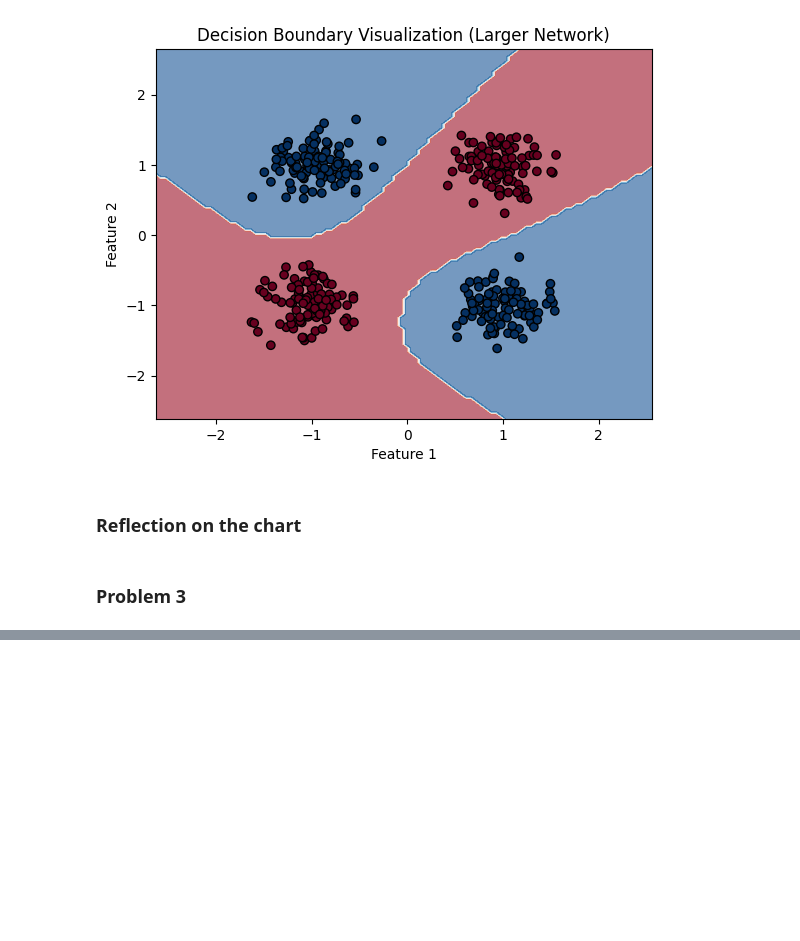
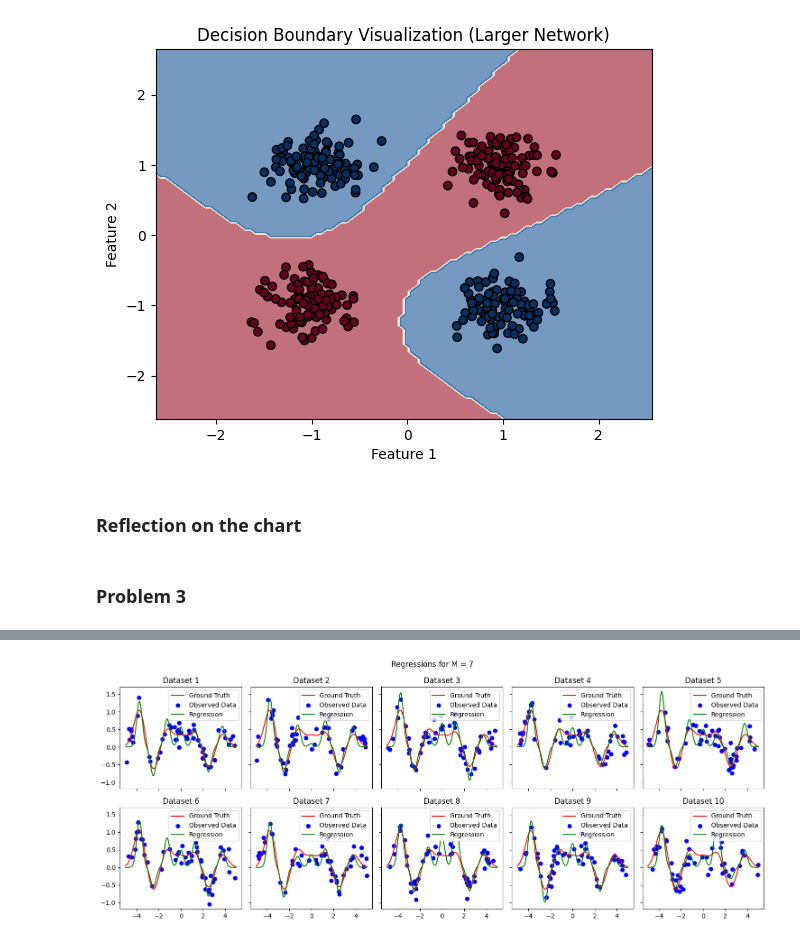
Before and after one commit to mukhsadr/assignments-data, a Jupyter notebook: HWA1.ipynb, the cells around one changed output, grey strips where cells are left out. Saved outputs shown, nothing was run; the diff lists cells and outputs as text; code cells hidden in the pictures; blank space fills up the shorter version.

Commit message:
solved Problem 3

```diff
--- a/HWA1.ipynb
+++ b/HWA1.ipynb
@@ -506,0 +498,91 @@ ValueError: operands could not be broadcast together with shapes (10,50,2) (1000
+# %%
+import numpy as np
+import matplotlib.pyplot as plt
+
+# Load data and ground truth
+data_file = "hw1_p3.npy"
+ground_truth_file = "hw1_p3_gt.npy"
+
+# Load files
+data = np.load(data_file, allow_pickle=True)
+ground_truth = np.load(ground_truth_file, allow_pickle=True)
+
+# Extract x and y values from the data
+num_datasets = data.shape[0]  # Number of datasets
+x_values = [dataset[:, 0] for dataset in data]  # x-values from each dataset
+y_values = [dataset[:, 1] for dataset in data]  # y-values from each dataset
+
+# Ground truth values
+x_gt = ground_truth[0]  # x-values (ground truth)
+y_gt = ground_truth[1]  # y-values (ground truth)
+
+# Define parameters
+M = 7  # Number of basis functions
+mu = np.linspace(-5, 5, M+2)[1:-1]  # Centers for Gaussian basis functions
+s = 2 / (M + 1)  # Scaling parameter for Gaussians
+
+# Define the Gaussian basis function
+def phi(x, mu, s):
+    return np.exp(-0.5 * ((x - mu) / s) ** 2)
+
+# Build the design matrix for given x-values
+def build_design_matrix(x, mu, s):
+    return np.vstack([phi(x, m, s) for m in mu]).T
+
+# Solve regression for each dataset
+regressions = []  # Store regression outputs for all datasets
+
+for i in range(num_datasets):
+    x = x_values[i]
+    y = y_values[i]
+
+    # Build the design matrix
+    Phi = build_design_matrix(x, mu, s)
+
+    # Solve for weights using the normal equation
+    w = np.linalg.pinv(Phi) @ y
+
+    # Predict on ground truth x-values
+    Phi_gt = build_design_matrix(x_gt, mu, s)
+    y_pred = Phi_gt @ w
+    regressions.append(y_pred)
+
+# Calculate average regression f_bar
+f_bar = np.mean(regressions, axis=0)
+
+# Calculate bias, variance, and MSE
+bias_squared = np.mean((f_bar - y_gt) ** 2)
+variances = np.mean([np.mean((y_pred - f_bar) ** 2) for y_pred in regressions])
+mse = bias_squared + variances
+
+# Plot results
+fig, axes = plt.subplots(2, 5, figsize=(15, 6), sharex=True, sharey=True)
+axes = axes.ravel()
+
+for i in range(num_datasets):
+    axes[i].plot(x_gt, y_gt, label="Ground Truth", color="red")
+    axes[i].scatter(x_values[i], y_values[i], label="Observed Data", color="blue")
+    axes[i].plot(x_gt, regressions[i], label="Regression", color="green")
+    axes[i].set_title(f"Dataset {i+1}")
+    axes[i].legend()
+
+fig.suptitle("Regressions for M = 7")
+plt.tight_layout()
+plt.show()
+
+# Plot average regression vs ground truth
+plt.figure(figsize=(8, 5))
+plt.plot(x_gt, y_gt, label="Ground Truth", color="red")
+plt.plot(x_gt, f_bar, label="Average Regression", color="green")
+plt.title("Average Regression vs Ground Truth (M = 7)")
+plt.xlabel("x")
+plt.ylabel("y")
+plt.legend()
+plt.show()
+
+# Print bias, variance, and MSE
+print(f"Bias^2: {bias_squared}")
+print(f"Variance: {variances}")
+print(f"MSE: {mse}")
+# %% [output]
+[figure, added]
```
Also changed, not shown: parts of 12 cells of this notebook.
